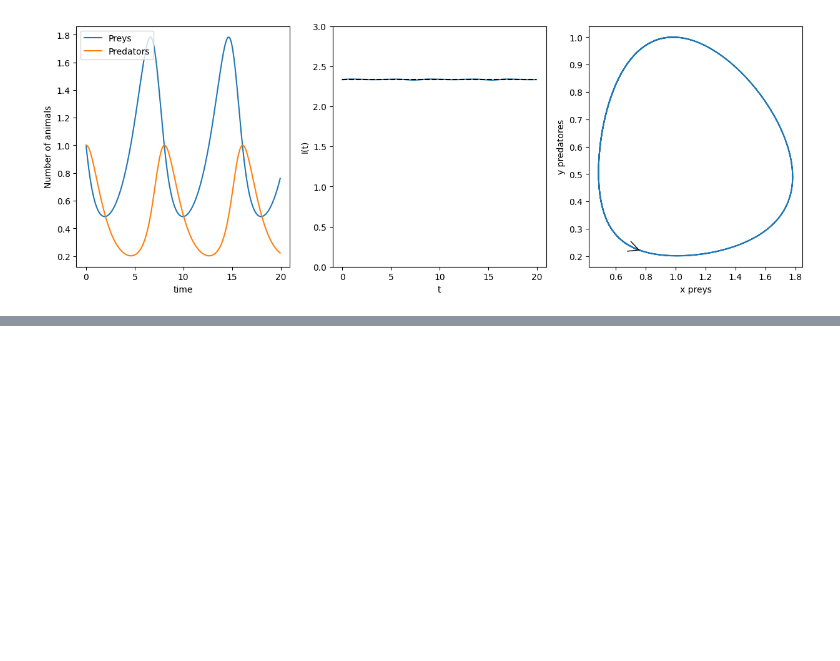
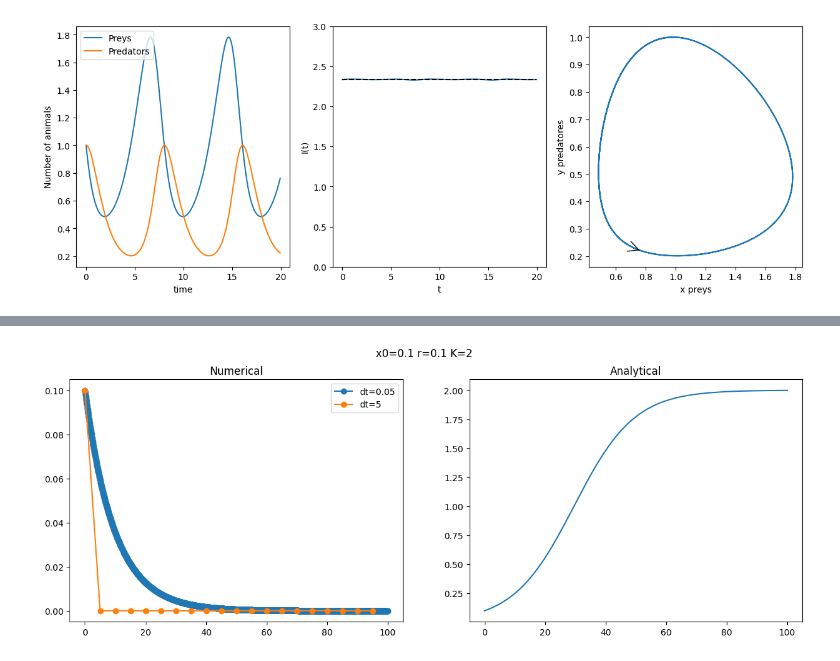
Before and after one commit to heden1/Simulation-of-complex-systems, a Jupyter notebook: HW4.ipynb, the cells around one changed output, grey strips where cells are left out. Drawn from its saved outputs; the diff is of its cells as text; code cells hidden in the pictures; blank space fills up the shorter version.

```diff
--- a/HW4.ipynb
+++ b/HW4.ipynb
@@ -110,0 +166,4 @@ LotkaVolterraModel(SymplecticEulerIntegration)
+# %%
+PlotLogisticGrowthModel(LogisticEquationNumericalImplicit)
+# %% [output]
+[figure, added]
```
Also changed, not shown: parts of 5 cells of this notebook.
